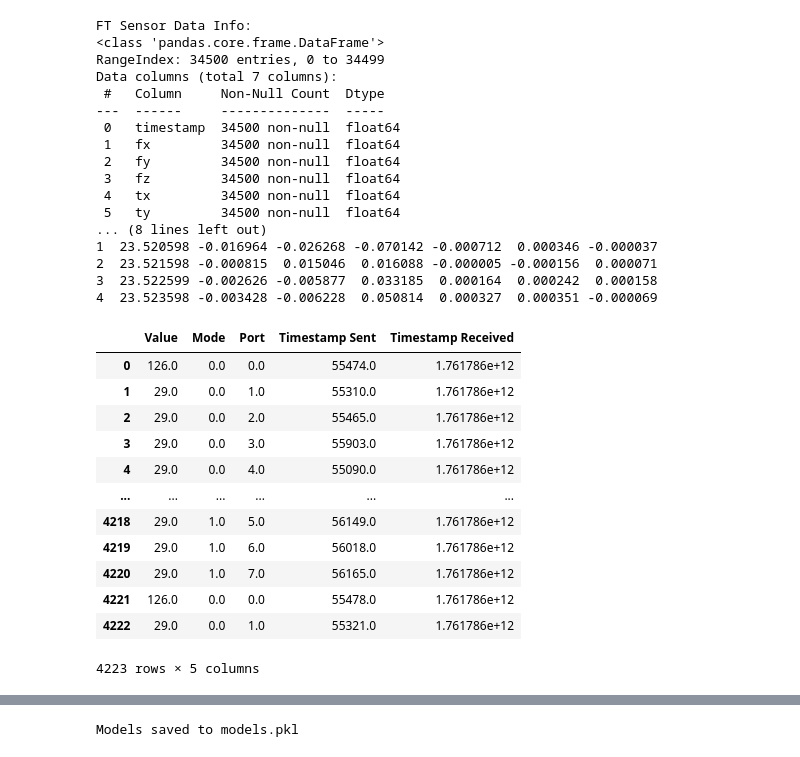
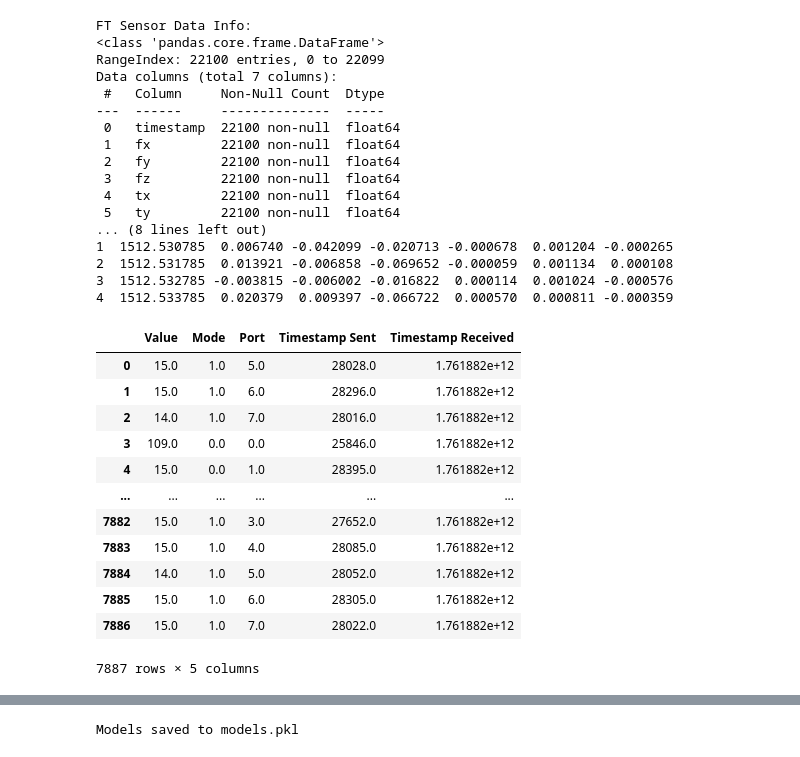
Before and after one commit to ECE382-Team2/ESP_Firmware, a Jupyter notebook: calibration/calibration.ipynb, the cells around one changed output, grey strips where cells are left out. Drawn from its saved outputs; the diff is of its cells as text; code cells hidden in the pictures.

```diff
--- a/calibration/calibration.ipynb
+++ b/calibration/calibration.ipynb
@@ -5,51 +5,51 @@ import numpy as np
 #%matplotlib ipympl
 # %%
 # Read the CSV files
-ft_sensor_data = pd.read_csv('ft_sensor_data_20251023_021626.csv')
-psoc_data = pd.read_csv('20251029_195156__C__Users_Will_miniconda3_shell_condabin_conda-hook.ps1_____conda_activate_base__data.csv')
+ft_sensor_data = pd.read_csv('1_ft_sensor_data_20251030_224736.csv')
+psoc_data = pd.read_csv('/home/karmanyaahm/Documents/code/random/haptic_homies_esp_firmware/calibration/1_20251030_224600_withftsensor_random_z_presses_data.csv')
 
 # Display basic information about the datasets
 print("FT Sensor Data Info:")
 print(ft_sensor_data.info())
 print("\nFirst few rows of FT Sensor Data:")
 print(ft_sensor_data.head())
 
 # print("\nPSOC Data Info:")
 # print(psoc_data.info())
 # print("\nFirst few rows of PSOC Data:")
 # print(psoc_data.head())
 psoc_data
 # %% [output]
 FT Sensor Data Info:
 <class 'pandas.core.frame.DataFrame'>
-RangeIndex: 34500 entries, 0 to 34499
+RangeIndex: 22100 entries, 0 to 22099
 Data columns (total 7 columns):
  #   Column     Non-Null Count  Dtype
 ---  ------     --------------  -----
- 0   timestamp  34500 non-null  float64
- 1   fx         34500 non-null  float64
- 2   fy         34500 non-null  float64
- 3   fz         34500 non-null  float64
- 4   tx         34500 non-null  float64
- 5   ty         34500 non-null  float64
+ 0   timestamp  22100 non-null  float64
+ 1   fx         22100 non-null  float64
+ 2   fy         22100 non-null  float64
+ 3   fz         22100 non-null  float64
+ 4   tx         22100 non-null  float64
+ 5   ty         22100 non-null  float64
 ... (8 lines left out)
-1  23.520598 -0.016964 -0.026268 -0.070142 -0.000712  0.000346 -0.000037
-2  23.521598 -0.000815  0.015046  0.016088 -0.000005 -0.000156  0.000071
-3  23.522599 -0.002626 -0.005877  0.033185  0.000164  0.000242  0.000158
-4  23.523598 -0.003428 -0.006228  0.050814  0.000327  0.000351 -0.000069
+1  1512.530785  0.006740 -0.042099 -0.020713 -0.000678  0.001204 -0.000265
+2  1512.531785  0.013921 -0.006858 -0.069652 -0.000059  0.001134  0.000108
+3  1512.532785 -0.003815 -0.006002 -0.016822  0.000114  0.001024 -0.000576
+4  1512.533785  0.020379  0.009397 -0.066722  0.000570  0.000811 -0.000359
 |  | Value | Mode | Port | Timestamp Sent | Timestamp Received |
-| 0 | 126.0 | 0.0 | 0.0 | 55474.0 | 1.761786e+12 |
-| 1 | 29.0 | 0.0 | 1.0 | 55310.0 | 1.761786e+12 |
-| 2 | 29.0 | 0.0 | 2.0 | 55465.0 | 1.761786e+12 |
-| 3 | 29.0 | 0.0 | 3.0 | 55903.0 | 1.761786e+12 |
-| 4 | 29.0 | 0.0 | 4.0 | 55090.0 | 1.761786e+12 |
+| 0 | 15.0 | 1.0 | 5.0 | 28028.0 | 1.761882e+12 |
+| 1 | 15.0 | 1.0 | 6.0 | 28296.0 | 1.761882e+12 |
+| 2 | 14.0 | 1.0 | 7.0 | 28016.0 | 1.761882e+12 |
+| 3 | 109.0 | 0.0 | 0.0 | 25846.0 | 1.761882e+12 |
+| 4 | 15.0 | 0.0 | 1.0 | 28395.0 | 1.761882e+12 |
 | ... | ... | ... | ... | ... | ... |
-| 4218 | 29.0 | 1.0 | 5.0 | 56149.0 | 1.761786e+12 |
-| 4219 | 29.0 | 1.0 | 6.0 | 56018.0 | 1.761786e+12 |
-| 4220 | 29.0 | 1.0 | 7.0 | 56165.0 | 1.761786e+12 |
-| 4221 | 126.0 | 0.0 | 0.0 | 55478.0 | 1.761786e+12 |
-| 4222 | 29.0 | 0.0 | 1.0 | 55321.0 | 1.761786e+12 |
+| 7882 | 15.0 | 1.0 | 3.0 | 27652.0 | 1.761882e+12 |
+| 7883 | 15.0 | 1.0 | 4.0 | 28085.0 | 1.761882e+12 |
+| 7884 | 14.0 | 1.0 | 5.0 | 28052.0 | 1.761882e+12 |
+| 7885 | 15.0 | 1.0 | 6.0 | 28305.0 | 1.761882e+12 |
+| 7886 | 15.0 | 1.0 | 7.0 | 28022.0 | 1.761882e+12 |
-4223 rows × 5 columns
+7887 rows × 5 columns
 # %%
 ###################### pre-process PSOC data: ######################
 
```
Also changed, not shown: parts of 8 cells of this notebook.
